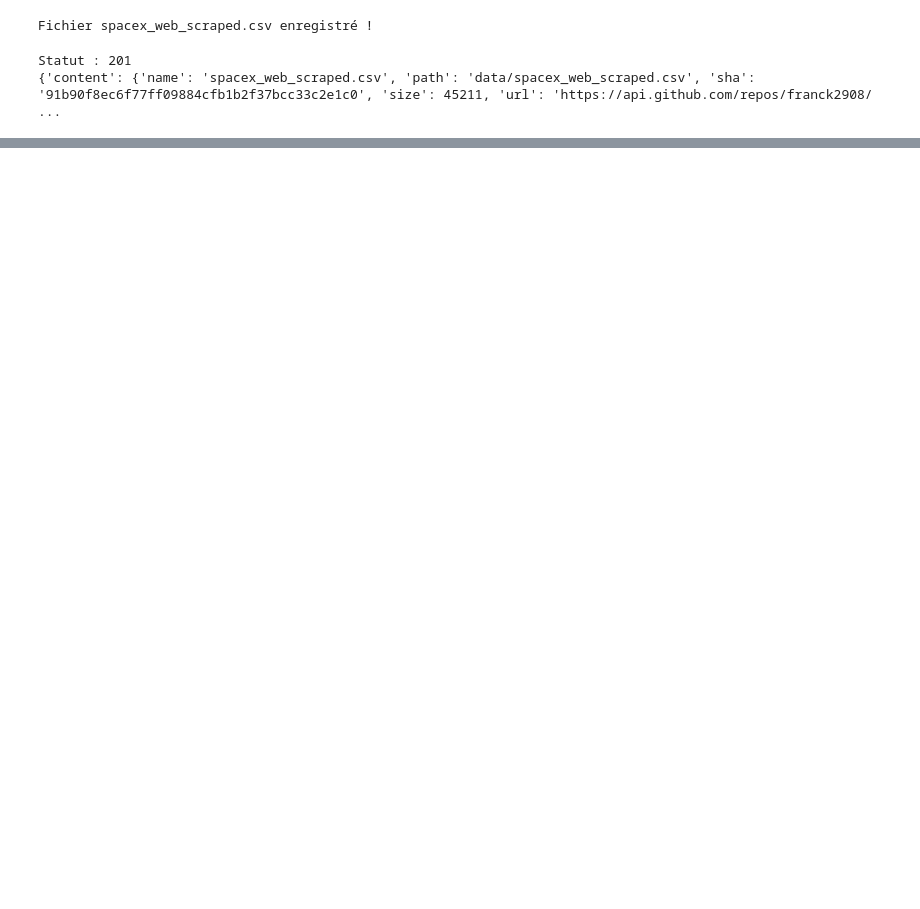
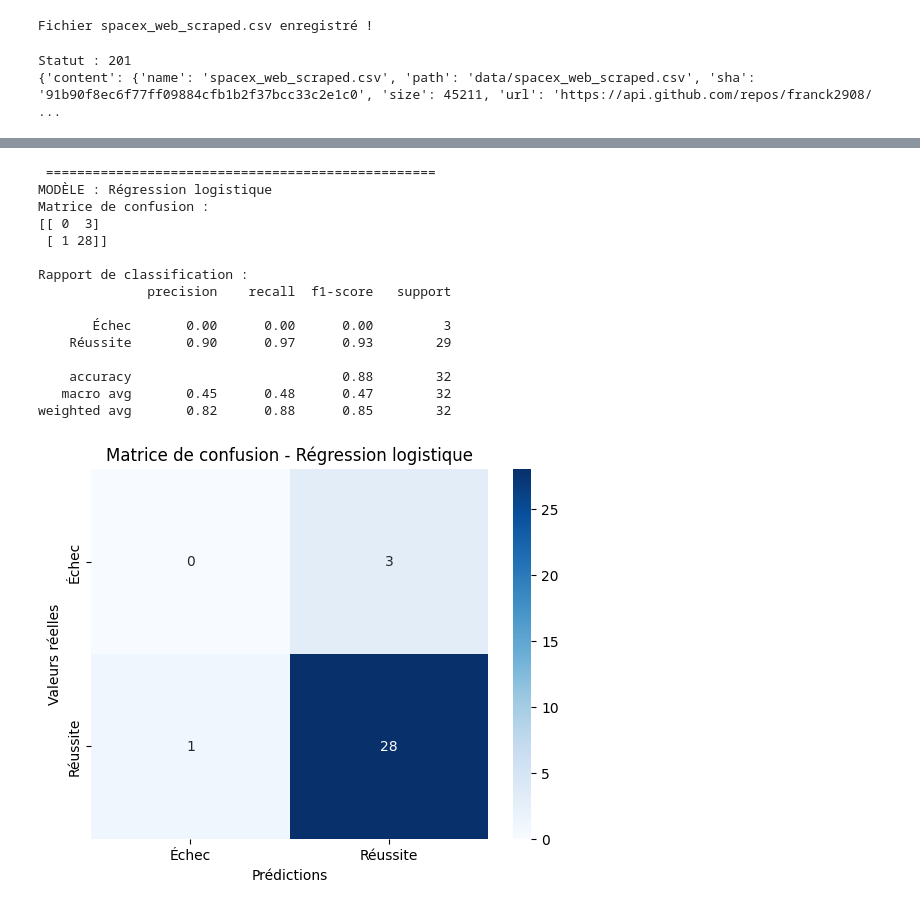
Before and after one commit to franck2908/IBM-Applied-Data-Science-Capstone, a Jupyter notebook: 01_data_collection.ipynb, the cells around one changed output, grey strips where cells are left out. Drawn from its saved outputs; the diff is of its cells as text; code cells hidden in the pictures; blank space fills up the shorter version.

```diff
--- a/01_data_collection.ipynb
+++ b/01_data_collection.ipynb
@@ -775,0 +917,18 @@ Statut : 201
+# %%
+
+from sklearn.model_selection import train_test_split
+
+X_train, X_test, y_train, y_test = train_test_split(
+    X,
+    y,
+    test_size=0.20,
+    random_state=42,
+    stratify=y
+)
+
+print("Données d'entraînement :", X_train.shape)
+print("Données de test :", X_test.shape)
+print("\nRépartition entraînement :")
+print(y_train.value_counts())
+print("\nRépartition test :")
+print(y_test.value_counts())
@@ -775,0 +1019,55 @@ Statut : 201
+# %%
+
+from sklearn.metrics import confusion_matrix, classification_report
+import matplotlib.pyplot as plt
+import seaborn as sns
+
+for name, model in trained_models.items():
+    predictions = model.predict(X_test)
+
+    cm = confusion_matrix(y_test, predictions, labels=[0, 1])
+
+    print("\n", "=" * 50)
+    print("MODÈLE :", name)
+    print("Matrice de confusion :")
+    print(cm)
+
+    print("\nRapport de classification :")
+    print(classification_report(
+        y_test,
+        predictions,
+        labels=[0, 1],
+        target_names=["Échec", "Réussite"],
+        zero_division=0
+    ))
+
+    sns.heatmap(
+        cm,
+        annot=True,
+        fmt="d",
+        cmap="Blues",
+        xticklabels=["Échec", "Réussite"],
+        yticklabels=["Échec", "Réussite"]
+    )
+
+    plt.title("Matrice de confusion - " + name)
+    plt.xlabel("Prédictions")
+    plt.ylabel("Valeurs réelles")
+    plt.show()
+# %% [output]
+ ==================================================
+MODÈLE : Régression logistique
+Matrice de confusion :
+[[ 0  3]
+ [ 1 28]]
+
+Rapport de classification :
+              precision    recall  f1-score   support
+
+       Échec       0.00      0.00      0.00         3
+    Réussite       0.90      0.97      0.93        29
+
+    accuracy                           0.88        32
+   macro avg       0.45      0.48      0.47        32
+weighted avg       0.82      0.88      0.85        32
+[figure, added]
```
Also changed, not shown: parts of 11 cells of this notebook.
